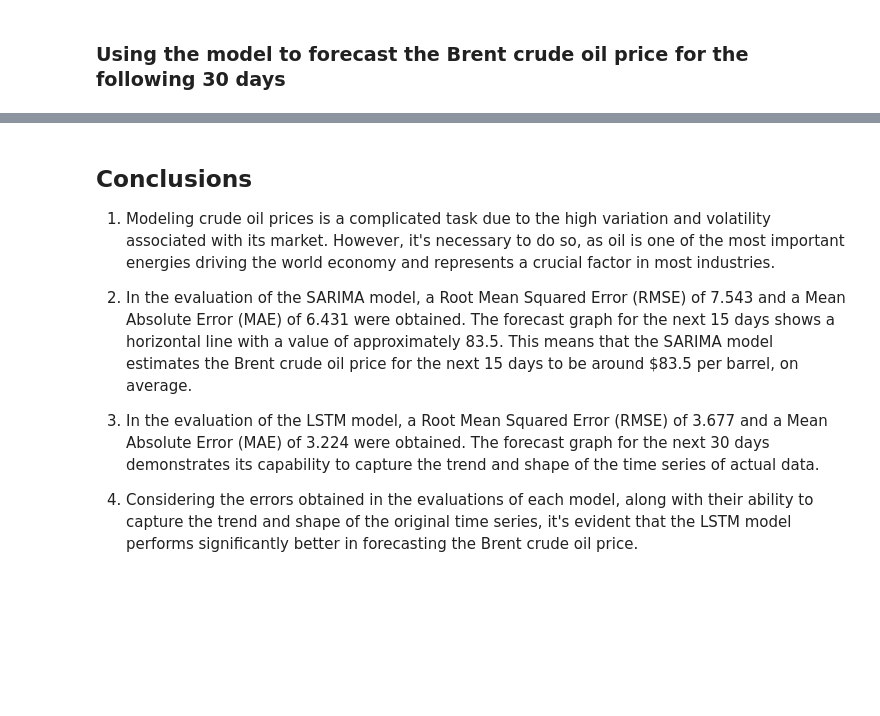
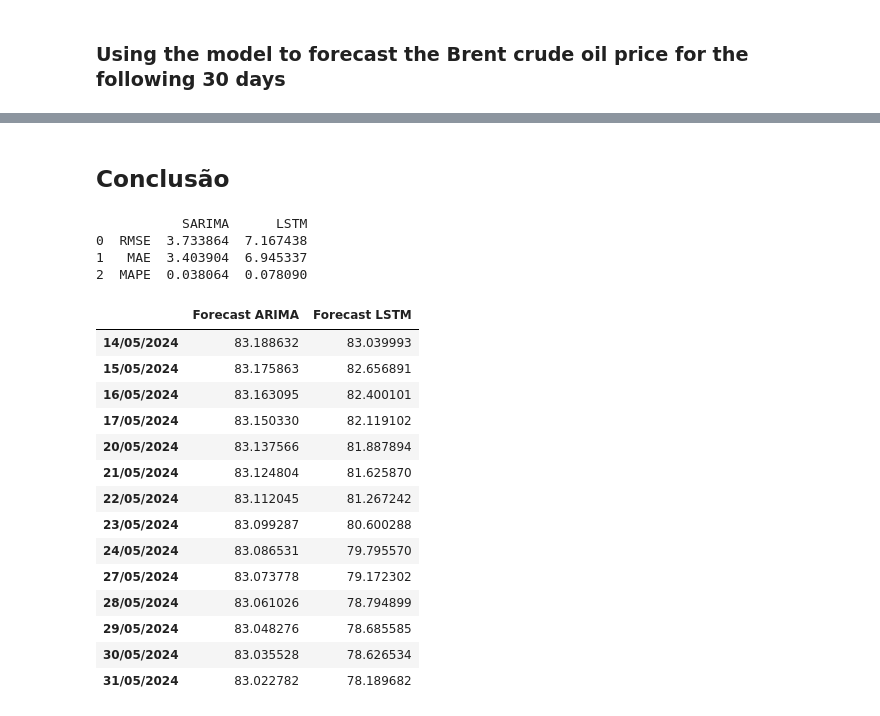
Before and after one commit to gutembergp/oil_brent, a Jupyter notebook: brent_69.ipynb, the cells around one changed output, grey strips where cells are left out. Cells and saved outputs as stored; diff of their text form; code cells hidden in the pictures; blank space fills up the shorter version.

```diff
--- a/brent_69.ipynb
+++ b/brent_69.ipynb
@@ -579,9 +620,32 @@ df_forecast.head()
 # %% [markdown]
-## Conclusions
-1. Modeling crude oil prices is a complicated task due to the high variation and volatility associated with its market. However, it's necessary to do so, as oil is one of the most important energies driving the world economy and represents a crucial factor in most industries.
-
-2. In the evaluation of the SARIMA model, a Root Mean Squared Error (RMSE) of 7.543 and a Mean Absolute Error (MAE) of 6.431 were obtained. The forecast graph for the next 15 days shows a horizontal line with a value of approximately 83.5. This means that the SARIMA model estimates the Brent crude oil price for the next 15 days to be around $83.5 per barrel, on average.
-
-3. In the evaluation of the LSTM model, a Root Mean Squared Error (RMSE) of 3.677 and a Mean Absolute Error (MAE) of 3.224 were obtained. The forecast graph for the next 30 days demonstrates its capability to capture the trend and shape of the time series of actual data.
-
-4. Considering the errors obtained in the evaluations of each model, along with their ability to capture the trend and shape of the original time series, it's evident that the LSTM model performs significantly better in forecasting the Brent crude oil price.
+## Conclusão
+# %%
+d = {' ' : ['RMSE','MAE', 'MAPE'] , 'SARIMA': [rmse, mae,mape], 'LSTM': [rmse_lstm, mae_lstm ,mape_lstm]}
+df = pd.DataFrame(data=d)
+
+print(df)
+# %% [output]
+           SARIMA      LSTM
+0  RMSE  3.733864  7.167438
+1   MAE  3.403904  6.945337
+2  MAPE  0.038064  0.078090
+# %%
+df = pd.concat([df_arima, df_lstm], axis=1)
+# %%
+df.head(14)
+# %% [output]
+|  | Forecast ARIMA | Forecast LSTM |
+| 14/05/2024 | 83.188632 | 83.039993 |
+| 15/05/2024 | 83.175863 | 82.656891 |
+| 16/05/2024 | 83.163095 | 82.400101 |
+| 17/05/2024 | 83.150330 | 82.119102 |
+| 20/05/2024 | 83.137566 | 81.887894 |
+| 21/05/2024 | 83.124804 | 81.625870 |
+| 22/05/2024 | 83.112045 | 81.267242 |
+| 23/05/2024 | 83.099287 | 80.600288 |
+| 24/05/2024 | 83.086531 | 79.795570 |
+| 27/05/2024 | 83.073778 | 79.172302 |
+| 28/05/2024 | 83.061026 | 78.794899 |
+| 29/05/2024 | 83.048276 | 78.685585 |
+| 30/05/2024 | 83.035528 | 78.626534 |
+| 31/05/2024 | 83.022782 | 78.189682 |
```
Also changed, not shown: parts of 27 cells of this notebook.
